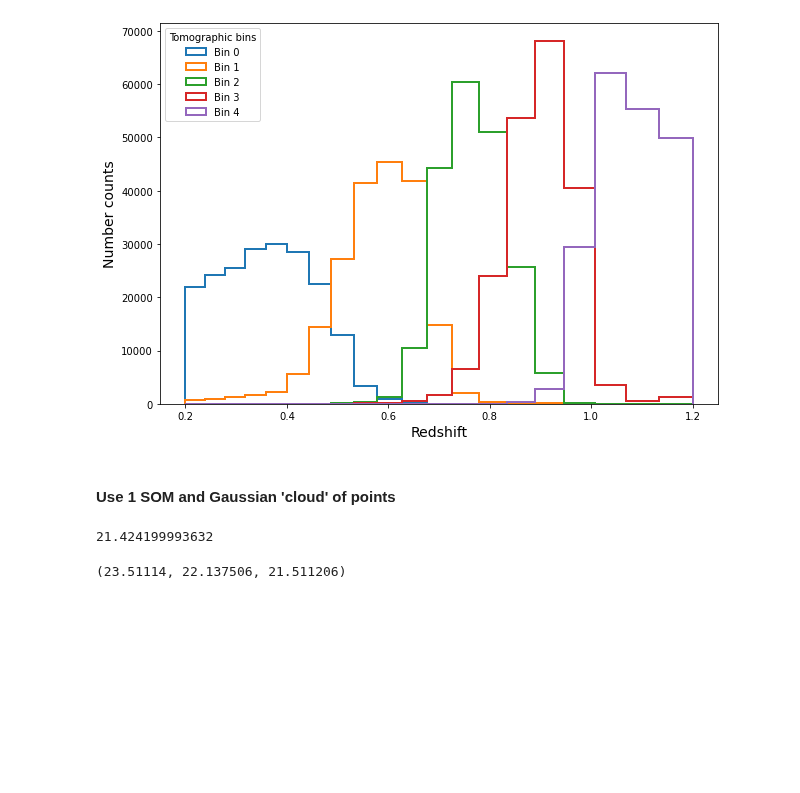
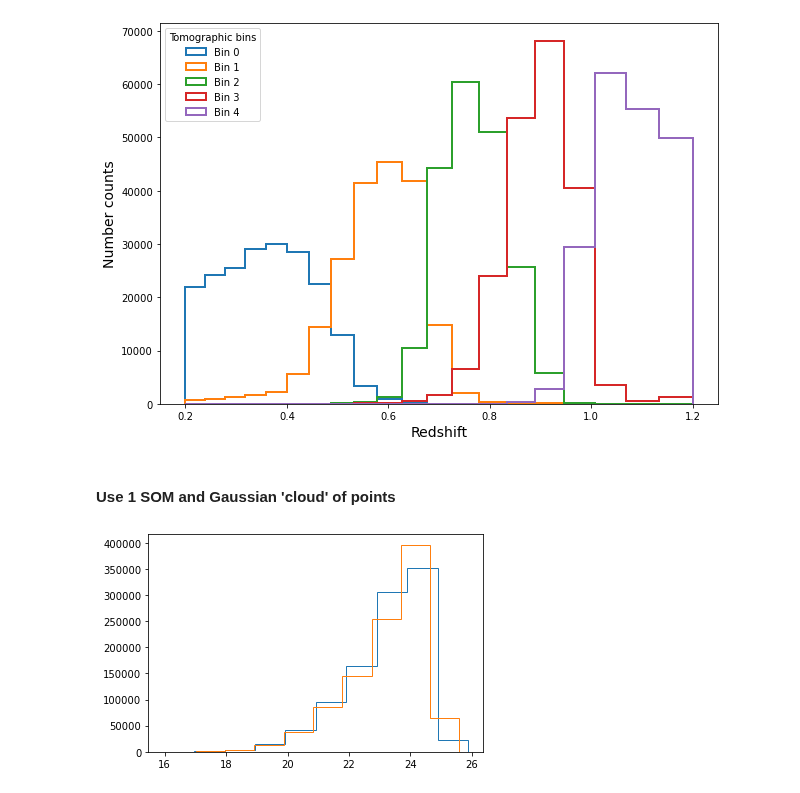
Before and after one commit to LSSTDESC/pz_bayes, a Jupyter notebook: notebooks/reproduce_SB2.ipynb, the cells around one changed output. Saved outputs shown, nothing was run; the diff lists cells and outputs as text; code cells hidden in the pictures; blank space fills up the shorter version.

Commit message:
First steps on sampling from Gaussian cloud

```diff
--- a/notebooks/reproduce_SB2.ipynb
+++ b/notebooks/reproduce_SB2.ipynb
@@ -213,7 +213,8 @@ plt.legend();
 [figure]
 # %%
 # Randomly select 1M galaxies to use for training wide and deep SOM
-rand = rng.choice(len(targets), size=int(1e6), replace=False)
+size = int(1e6)
+rand = rng.choice(len(targets), size=size, replace=False)
 # %%
 train = targets[rand]
 # %%
@@ -380,6 +381,7 @@ plotbins(np.array(som_wide._target_dist), ibin_wide, zbins)
 # %% [markdown]
 #### Use 1 SOM and Gaussian 'cloud' of points
 # %%
-idx = 0
-random_gal = rng.multivariate_normal([train['scatmag_g'][idx], train['scatmag_r'][idx], train['scatmag_i'][idx], train['scatmag_z'][idx]],
+cloud = np.empty((size, 4))
+for idx in range(size):
+    cloud[idx] = rng.multivariate_normal([train['scatmag_g'][idx], train['scatmag_r'][idx], train['scatmag_i'][idx], train['scatmag_z'][idx]],
                         np.diag([train['scaterr_g'][idx], train['scaterr_r'][idx], train['scaterr_i'][idx], train['scaterr_i'][idx]]))
@@ -398,4 +388,5 @@ zi_wide = normalize_features(zi_wide)
-# %%
-imag
-# %% [output]
-21.424199993632
+# %%
+plt.hist(cloud[:,3], histtype='step')
+plt.hist(train['scatmag_z'], histtype='step');
+# %% [output]
+[figure, added]
@@ -402,4 +407,2 @@ imag
 # %%
-wide_idx = som_wide.find_bmu()
+bmu_cloud = som_wide.find_bmu(cloud)
-# %% [output]
-(23.51114, 22.137506, 21.511206)
```
Also changed, not shown: parts of 6 cells of this notebook.
